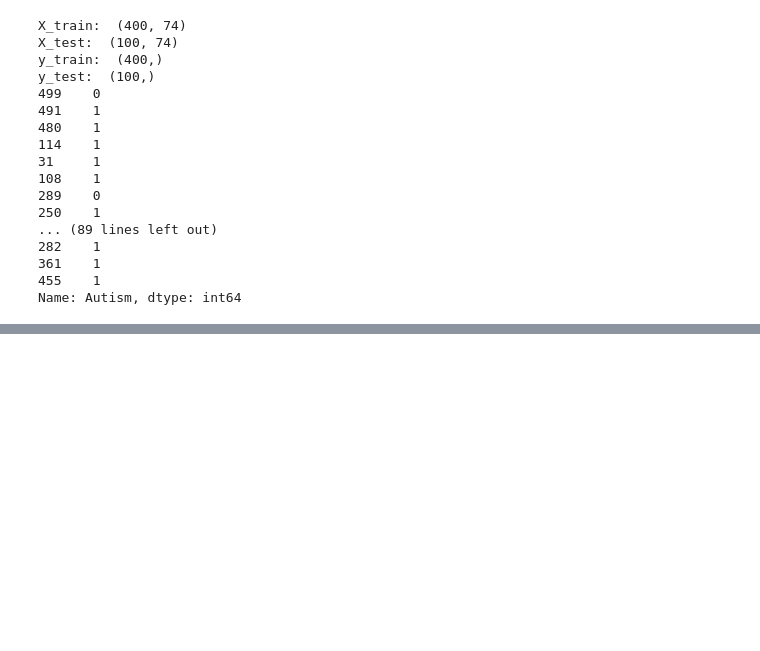
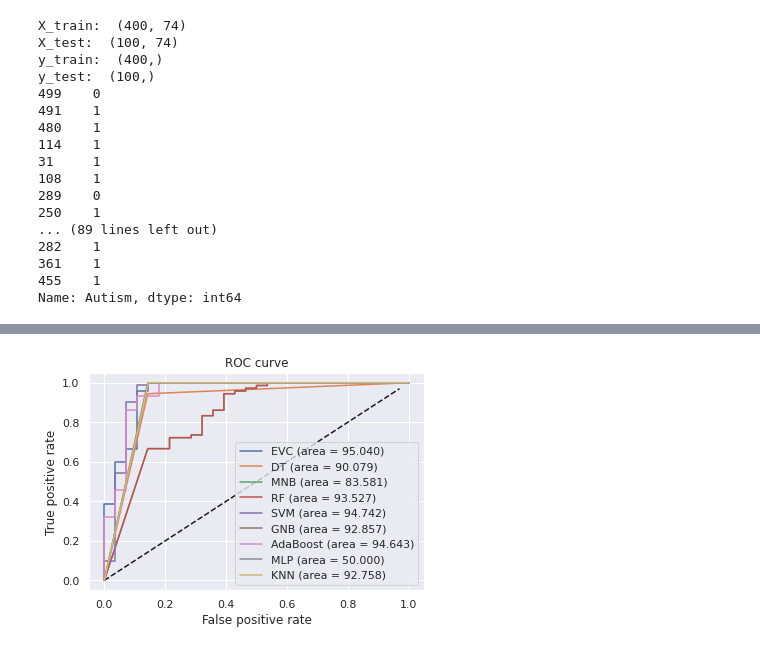
Before and after one commit to rajuiit/ML-VotingEsembleAutismResearch, a Jupyter notebook: VotingEsembleAutismResearch.ipynb, the cells around one changed output, grey strips where cells are left out. Saved outputs shown, nothing was run; the diff lists cells and outputs as text; code cells hidden in the pictures; blank space fills up the shorter version.

```diff
--- a/VotingEsembleAutismResearch.ipynb
+++ b/VotingEsembleAutismResearch.ipynb
@@ -669,0 +685,20 @@ _ = plt.legend(loc="lower right")
+# %%
+plt.figure(1)
+plt.plot([0, 0.97], [0, 0.97], 'k--')
+plt.plot(fpr, tpr, label='EVC (area = {:.3f})'.format(auc_vot))
+plt.plot(fpr_dt, tpr_dt, label='DT (area = {:.3f})'.format(auc_dt))
+plt.plot(fpr_mnb, tpr_mnb, label='MNB (area = {:.3f})'.format(auc_mnb))
+plt.plot(fpr_rf, tpr_rf, label='RF (area = {:.3f})'.format(auc_rf))
+plt.plot(fpr_svm, tpr_svm, label='SVM (area = {:.3f})'.format(auc_svc))
+plt.plot(fpr_gnb, tpr_gnb, label='GNB (area = {:.3f})'.format(auc_gnb))
+plt.plot(fpr_ada, tpr_ada, label='AdaBoost (area = {:.3f})'.format(auc_ada))
+plt.plot(fpr_ml, tpr_ml, label='MLP (area = {:.3f})'.format(auc_mlp))
+plt.plot(fpr_knn, tpr_knn, label='KNN (area = {:.3f})'.format(auc_knn))
+#plt.plot(fpr_gbt, tpr_gbt, label='GBT (area = {:.3f})'.format(auc_gbt))
+plt.xlabel('False positive rate')
+plt.ylabel('True positive rate')
+plt.title('ROC curve')
+plt.legend(loc='best')
+plt.show()
+# %% [output]
+[figure, added]
```
Also changed, not shown: parts of 13 cells of this notebook.
